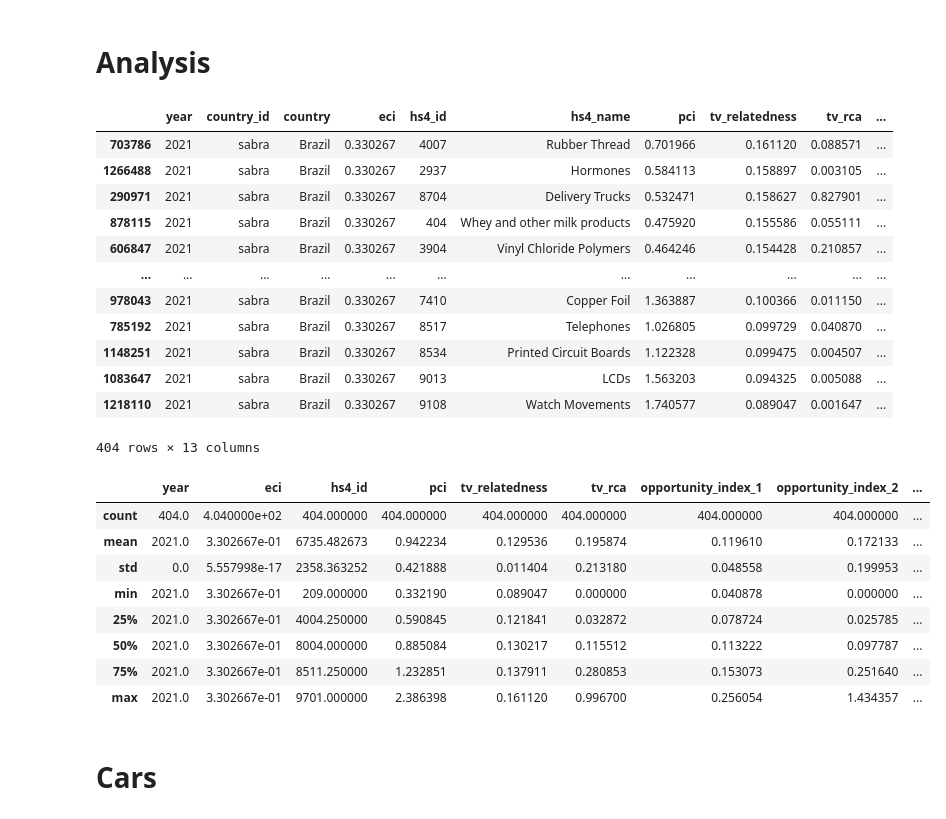
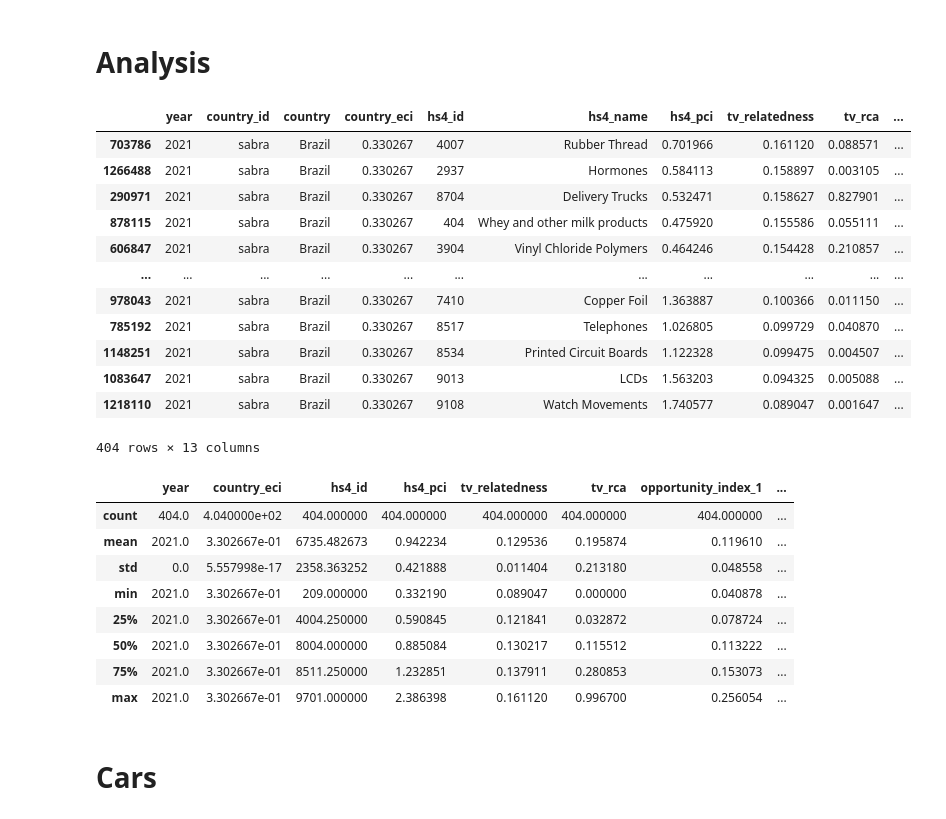
Before and after one commit to gabrielcaser/ip_complexity, a Jupyter notebook: oec_data/create_variables_opportunity/create_opportunity_variables.ipynb, the cells around one changed output. Drawn from its saved outputs; the diff is of its cells as text; code cells hidden in the pictures.

```diff
--- a/oec_data/create_variables_opportunity/create_opportunity_variables.ipynb
+++ b/oec_data/create_variables_opportunity/create_opportunity_variables.ipynb
@@ -31,19 +31,22 @@ df["rca_bigger_1"] = (df["tv_rca"] >= 1).astype(int) # Creating dummy of rca_big
 # %% [markdown]
 # Analysis
 # %%
-df = df.rename(columns = {"product_name_hs4": "hs4_name", "rca_bigger_1":"tv_rca_bigger_1"})
+df = df.rename(columns = {"product_name_hs4": "hs4_name",
+                          "rca_bigger_1":"tv_rca_bigger_1",
+                          "eci": "country_eci",
+                          "pci": "hs4_pci"})
 # %%
 # Define the desired order of columns
-new_order = ['year', 'country_id', 'country', 'eci', 'hs4_id', 'hs4_name', 'pci', 'tv_relatedness', 'tv_rca', 'opportunity_index_1', 'opportunity_index_2', 'opportunity_index_3', 'tv_rca_bigger_1']
+new_order = ['year', 'country_id', 'country', 'country_eci', 'hs4_id', 'hs4_name', 'hs4_pci', 'tv_relatedness', 'tv_rca', 'opportunity_index_1', 'opportunity_index_2', 'opportunity_index_3', 'tv_rca_bigger_1']
 # Reorder the columns
 df = df[new_order]
 # %%
 df = df.sort_values(by = "opportunity_index_2", ascending = False)
 # %%
 df[(df["country"] == "Brazil") & (df["year"] == 2021) &
-   (df["tv_rca_bigger_1"] == 0) & (df["pci"] > df["eci"])].sort_values(by = "tv_relatedness", ascending = False)
+   (df["tv_rca_bigger_1"] == 0) & (df["hs4_pci"] > df["country_eci"])].sort_values(by = "tv_relatedness", ascending = False)
 # %% [output]
-|  | year | country_id | country | eci | hs4_id | hs4_name | pci | tv_relatedness | tv_rca | ... |
+|  | year | country_id | country | country_eci | hs4_id | hs4_name | hs4_pci | tv_relatedness | tv_rca | ... |
 | 703786 | 2021 | sabra | Brazil | 0.330267 | 4007 | Rubber Thread | 0.701966 | 0.161120 | 0.088571 | ... |
 | 1266488 | 2021 | sabra | Brazil | 0.330267 | 2937 | Hormones | 0.584113 | 0.158897 | 0.003105 | ... |
 | 290971 | 2021 | sabra | Brazil | 0.330267 | 8704 | Delivery Trucks | 0.532471 | 0.158627 | 0.827901 | ... |
@@ -58,17 +61,17 @@ df[(df["country"] == "Brazil") & (df["year"] == 2021) &
 404 rows × 13 columns
 # %%
 df[(df["country"] == "Brazil") & (df["year"] == 2021) &
-   (df["tv_rca_bigger_1"] == 0) & (df["pci"] > df["eci"])].describe()
+   (df["tv_rca_bigger_1"] == 0) & (df["hs4_pci"] > df["country_eci"])].describe()
 # %% [output]
-|  | year | eci | hs4_id | pci | tv_relatedness | tv_rca | opportunity_index_1 | opportunity_index_2 | ... |
-| count | 404.0 | 4.040000e+02 | 404.000000 | 404.000000 | 404.000000 | 404.000000 | 404.000000 | 404.000000 | ... |
-| mean | 2021.0 | 3.302667e-01 | 6735.482673 | 0.942234 | 0.129536 | 0.195874 | 0.119610 | 0.172133 | ... |
-| std | 0.0 | 5.557998e-17 | 2358.363252 | 0.421888 | 0.011404 | 0.213180 | 0.048558 | 0.199953 | ... |
-| min | 2021.0 | 3.302667e-01 | 209.000000 | 0.332190 | 0.089047 | 0.000000 | 0.040878 | 0.000000 | ... |
-| 25% | 2021.0 | 3.302667e-01 | 4004.250000 | 0.590845 | 0.121841 | 0.032872 | 0.078724 | 0.025785 | ... |
-| 50% | 2021.0 | 3.302667e-01 | 8004.000000 | 0.885084 | 0.130217 | 0.115512 | 0.113222 | 0.097787 | ... |
-| 75% | 2021.0 | 3.302667e-01 | 8511.250000 | 1.232851 | 0.137911 | 0.280853 | 0.153073 | 0.251640 | ... |
-| max | 2021.0 | 3.302667e-01 | 9701.000000 | 2.386398 | 0.161120 | 0.996700 | 0.256054 | 1.434357 | ... |
+|  | year | country_eci | hs4_id | hs4_pci | tv_relatedness | tv_rca | opportunity_index_1 | ... |
+| count | 404.0 | 4.040000e+02 | 404.000000 | 404.000000 | 404.000000 | 404.000000 | 404.000000 | ... |
+| mean | 2021.0 | 3.302667e-01 | 6735.482673 | 0.942234 | 0.129536 | 0.195874 | 0.119610 | ... |
+| std | 0.0 | 5.557998e-17 | 2358.363252 | 0.421888 | 0.011404 | 0.213180 | 0.048558 | ... |
+| min | 2021.0 | 3.302667e-01 | 209.000000 | 0.332190 | 0.089047 | 0.000000 | 0.040878 | ... |
+| 25% | 2021.0 | 3.302667e-01 | 4004.250000 | 0.590845 | 0.121841 | 0.032872 | 0.078724 | ... |
+| 50% | 2021.0 | 3.302667e-01 | 8004.000000 | 0.885084 | 0.130217 | 0.115512 | 0.113222 | ... |
+| 75% | 2021.0 | 3.302667e-01 | 8511.250000 | 1.232851 | 0.137911 | 0.280853 | 0.153073 | ... |
+| max | 2021.0 | 3.302667e-01 | 9701.000000 | 2.386398 | 0.161120 | 0.996700 | 0.256054 | ... |
 # %% [markdown]
 # Cars
 # %%
```
Also changed, not shown: parts of 2 cells of this notebook, 1 other file.
